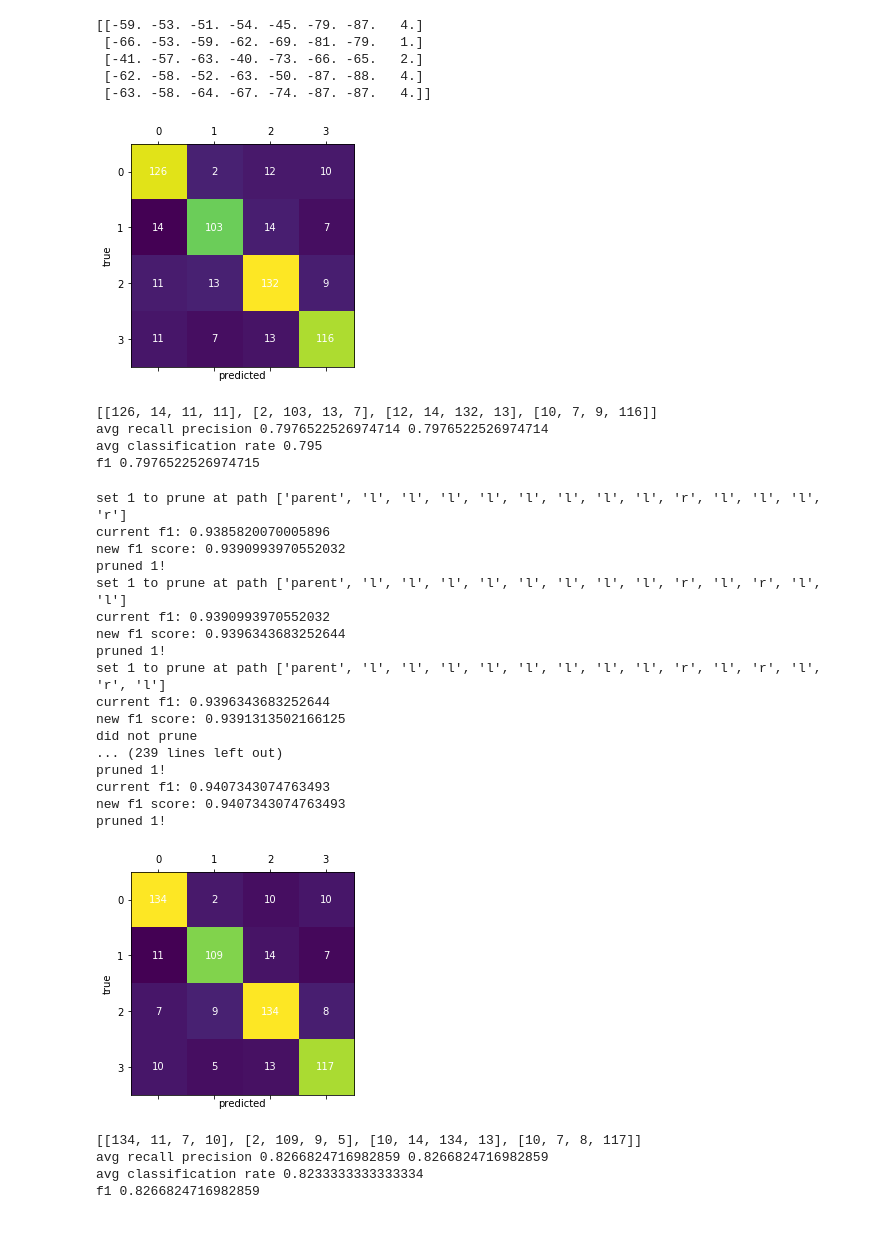
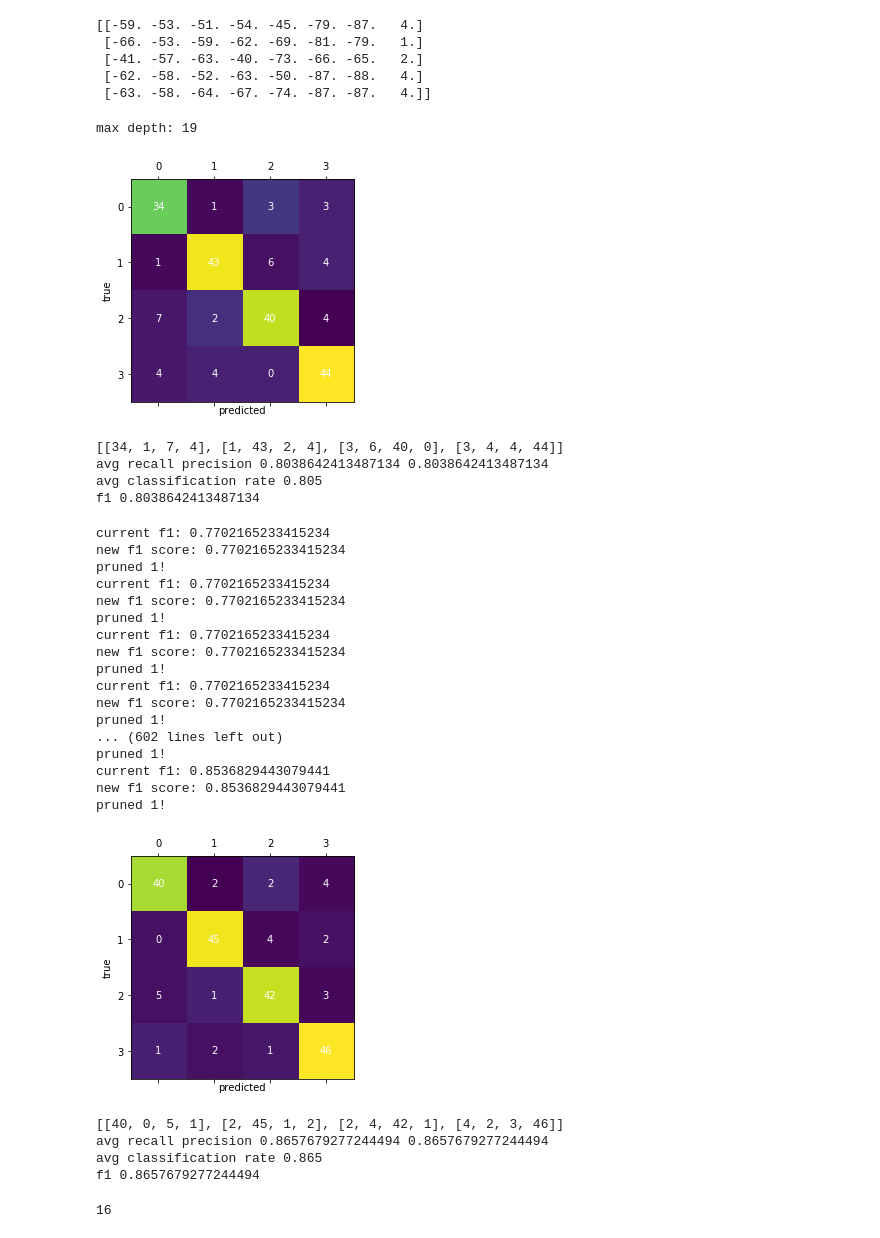
Before and after one commit to huddyyeo/CO553_Intro2ML_CW1, a Jupyter notebook: pruning.ipynb, the cells around one changed output. Drawn from its saved outputs; the diff is of its cells as text; code cells hidden in the pictures.

Commit message:
fixed tree recursive pruning

```diff
--- a/pruning.ipynb
+++ b/pruning.ipynb
@@ -18,51 +18,55 @@ print(data[:5])
 # %%
 #first, create a train and test set
 #evaluate on the test set to see pre-pruning results
 
 data2=data.copy()
 #shuffle data
 np.random.shuffle(data2)
-split=0.7
-train=data2[:int(len(data2)*split)]
-test=data2[int(len(data2)*split):]
+t_split=0.8
+v_split=0.9
+train=data2[:int(len(data2)*t_split)]
+validation=data2[int(len(data2)*t_split):(int(len(data2)*v_split))]
+test=data2[int(len(data2)*v_split):]
 
 model=binarySearchTree(train)
+print('max depth:',model.get_max_depth())
 y_pred=model.predict(test[:,:-1])
 #evaluate
 cm=ev.confusion_matrix(test[:,-1],y_pred,plot=True)
 print(cm)
 r=ev.avg_recall_precision(cm)
 print('avg recall precision',r[0],r[1])
 print('avg classification rate',ev.avg_classification_rate(cm))
 print('f1',ev.f1_score(r[0],r[1]))
 # %% [output]
+max depth: 19
-[figure, old version]
+[figure, new version]
-[[126, 14, 11, 11], [2, 103, 13, 7], [12, 14, 132, 13], [10, 7, 9, 116]]
-avg recall precision 0.7976522526974714 0.7976522526974714
-avg classification rate 0.795
-f1 0.7976522526974715
+[[34, 1, 7, 4], [1, 43, 2, 4], [3, 6, 40, 0], [3, 4, 4, 44]]
+avg recall precision 0.8038642413487134 0.8038642413487134
+avg classification rate 0.805
+f1 0.8038642413487134
 # %%
 #now prune the model
 #use print_path=False to not print
-model.prune_tree(data2,print_path=True)
+model.prune_tree(validation,print_path=True)
 # %% [output]
-set 1 to prune at path ['parent', 'l', 'l', 'l', 'l', 'l', 'l', 'l', 'l', 'r', 'l', 'l', 'l', 'r']
-current f1: 0.9385820070005896
-new f1 score: 0.9390993970552032
+current f1: 0.7702165233415234
+new f1 score: 0.7702165233415234
 pruned 1!
-set 1 to prune at path ['parent', 'l', 'l', 'l', 'l', 'l', 'l', 'l', 'l', 'r', 'l', 'r', 'l', 'l']
-current f1: 0.9390993970552032
-new f1 score: 0.9396343683252644
+current f1: 0.7702165233415234
+new f1 score: 0.7702165233415234
 pruned 1!
-set 1 to prune at path ['parent', 'l', 'l', 'l', 'l', 'l', 'l', 'l', 'l', 'r', 'l', 'r', 'l', 'r', 'l']
-current f1: 0.9396343683252644
-new f1 score: 0.9391313502166125
-did not prune
-... (239 lines left out)
+current f1: 0.7702165233415234
+new f1 score: 0.7702165233415234
 pruned 1!
-current f1: 0.9407343074763493
-new f1 score: 0.9407343074763493
+current f1: 0.7702165233415234
+new f1 score: 0.7702165233415234
 pruned 1!
+... (602 lines left out)
+pruned 1!
+current f1: 0.8536829443079441
+new f1 score: 0.8536829443079441
+pruned 1!
 # %%
 #now use the pruned model on the test set again
 
@@ -75,8 +79,8 @@ print('avg recall precision',r[0],r[1])
 print('avg classification rate',ev.avg_classification_rate(cm))
 print('f1',ev.f1_score(r[0],r[1]))
 # %% [output]
-[figure, old version]
+[figure, new version]
-[[134, 11, 7, 10], [2, 109, 9, 5], [10, 14, 134, 13], [10, 7, 8, 117]]
-avg recall precision 0.8266824716982859 0.8266824716982859
-avg classification rate 0.8233333333333334
-f1 0.8266824716982859
+[[40, 0, 5, 1], [2, 45, 1, 2], [2, 4, 42, 1], [4, 2, 3, 46]]
+avg recall precision 0.8657679277244494 0.8657679277244494
+avg classification rate 0.865
+f1 0.8657679277244494
@@ -84,0 +87,4 @@ f1 0.8266824716982859
+# %%
+model.get_max_depth()
+# %% [output]
+16
```
Also changed, not shown: parts of 1 cell of this notebook, 2 other files.
